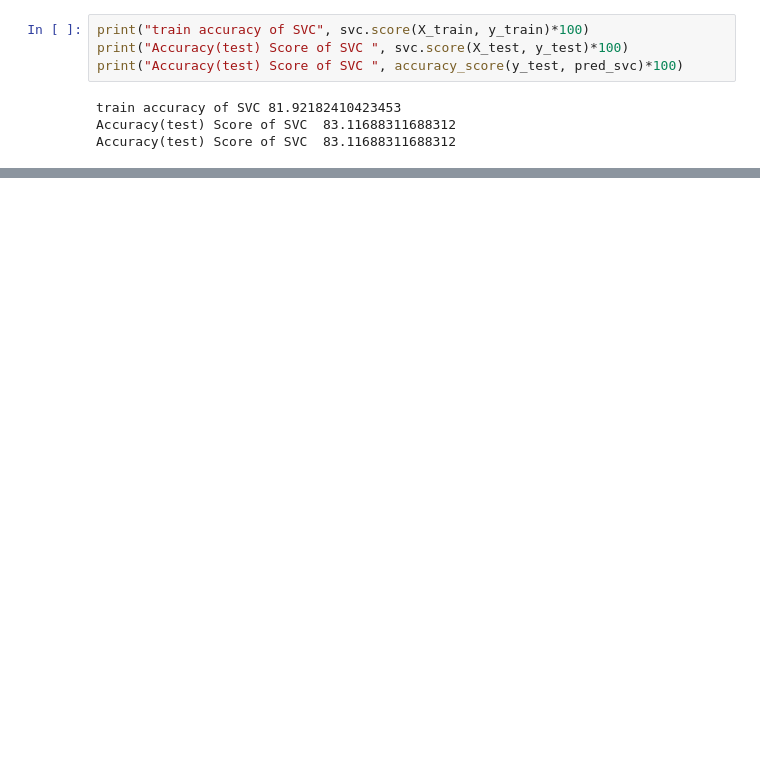
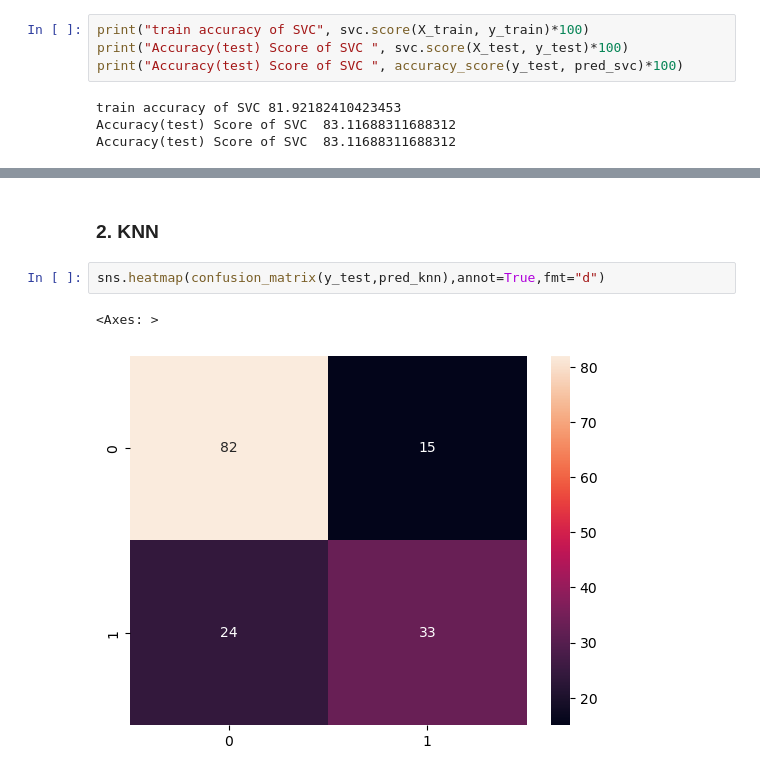
Before and after one commit to vidhanmehta/diabetes_prediction_model, a Jupyter notebook: pandas/Diabetes.ipynb, the cells around one changed output, grey strips where cells are left out. Cells and saved outputs as stored; diff of their text form; blank space fills up the shorter version.

```diff
--- a/pandas/Diabetes.ipynb
+++ b/pandas/Diabetes.ipynb
@@ -294,0 +590,7 @@ Accuracy(test) Score of Random Forest  79.22077922077922
+# %% [markdown]
+### 2. KNN
+# %%
+sns.heatmap(confusion_matrix(y_test,pred_knn),annot=True,fmt="d")
+# %% [output]
+<Axes: >
+[figure, added]
```
Also changed, not shown: parts of 102 cells of this notebook.
